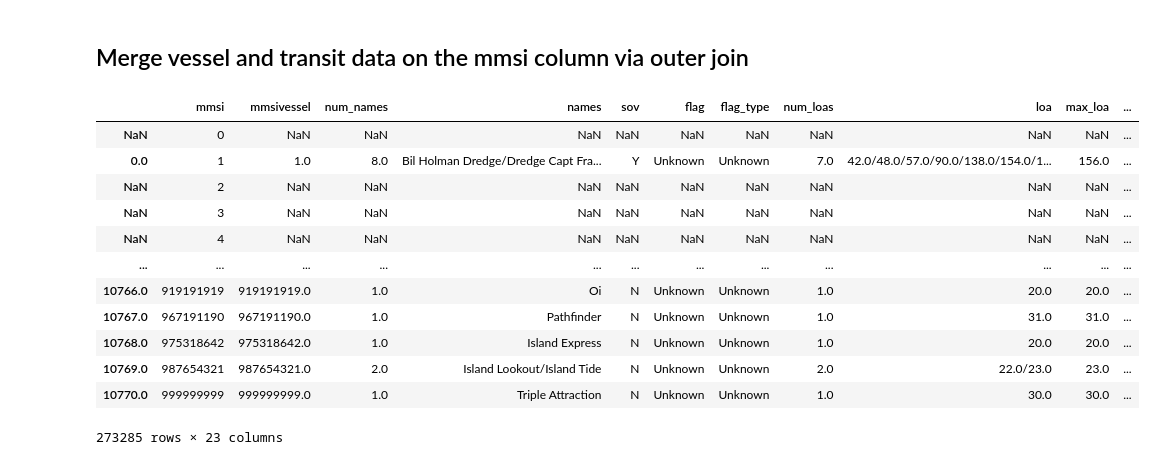
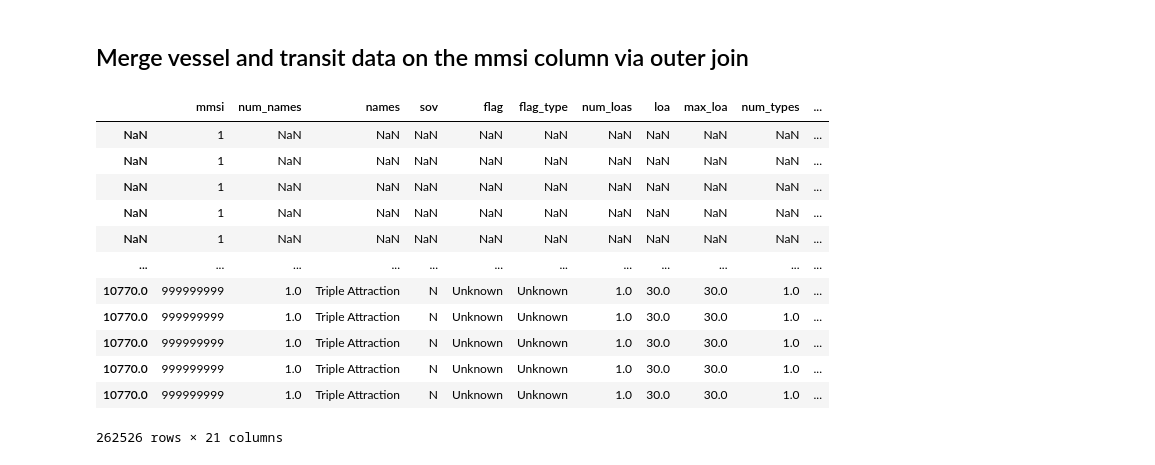
Before and after one commit to nedavis2/605-Assignments, a Jupyter notebook: Assignment 1/Code/NDavis_A1.ipynb, the cells around one changed output. Saved outputs shown, nothing was run; the diff lists cells and outputs as text; code cells hidden in the pictures.

```diff
--- a/Assignment 1/Code/NDavis_A1.ipynb
+++ b/Assignment 1/Code/NDavis_A1.ipynb
@@ -99,0 +89,3 @@ vessel_tmp
+# %%
+type_filter = vessel.groupby('type').filter(lambda x : len(x) > 100)
+type_filter
@@ -100,19 +106,19 @@ vessel_tmp
 # %% [markdown]
 ## Merge vessel and transit data on the mmsi column via outer join
 # %%
-merged_data = vessel_type100.join(transit, on="mmsi", how="outer", lsuffix="vessel", rsuffix="transit")
+merged_data = type_filter.join(transit.set_index('mmsi'), on='mmsi', how='outer')
 merged_data
 # %% [output]
-|  | mmsi | mmsivessel | num_names | names | sov | flag | flag_type | num_loas | loa | max_loa | ... |
-| NaN | 0 | NaN | NaN | NaN | NaN | NaN | NaN | NaN | NaN | NaN | ... |
-| 0.0 | 1 | 1.0 | 8.0 | Bil Holman Dredge/Dredge Capt Fra... | Y | Unknown | Unknown | 7.0 | 42.0/48.0/57.0/90.0/138.0/154.0/1... | 156.0 | ... |
-| NaN | 2 | NaN | NaN | NaN | NaN | NaN | NaN | NaN | NaN | NaN | ... |
-| NaN | 3 | NaN | NaN | NaN | NaN | NaN | NaN | NaN | NaN | NaN | ... |
-| NaN | 4 | NaN | NaN | NaN | NaN | NaN | NaN | NaN | NaN | NaN | ... |
+|  | mmsi | num_names | names | sov | flag | flag_type | num_loas | loa | max_loa | num_types | ... |
+| NaN | 1 | NaN | NaN | NaN | NaN | NaN | NaN | NaN | NaN | NaN | ... |
+| NaN | 1 | NaN | NaN | NaN | NaN | NaN | NaN | NaN | NaN | NaN | ... |
+| NaN | 1 | NaN | NaN | NaN | NaN | NaN | NaN | NaN | NaN | NaN | ... |
+| NaN | 1 | NaN | NaN | NaN | NaN | NaN | NaN | NaN | NaN | NaN | ... |
+| NaN | 1 | NaN | NaN | NaN | NaN | NaN | NaN | NaN | NaN | NaN | ... |
 | ... | ... | ... | ... | ... | ... | ... | ... | ... | ... | ... | ... |
-| 10766.0 | 919191919 | 919191919.0 | 1.0 | Oi | N | Unknown | Unknown | 1.0 | 20.0 | 20.0 | ... |
-| 10767.0 | 967191190 | 967191190.0 | 1.0 | Pathfinder | N | Unknown | Unknown | 1.0 | 31.0 | 31.0 | ... |
-| 10768.0 | 975318642 | 975318642.0 | 1.0 | Island Express | N | Unknown | Unknown | 1.0 | 20.0 | 20.0 | ... |
-| 10769.0 | 987654321 | 987654321.0 | 2.0 | Island Lookout/Island Tide | N | Unknown | Unknown | 2.0 | 22.0/23.0 | 23.0 | ... |
-| 10770.0 | 999999999 | 999999999.0 | 1.0 | Triple Attraction | N | Unknown | Unknown | 1.0 | 30.0 | 30.0 | ... |
+| 10770.0 | 999999999 | 1.0 | Triple Attraction | N | Unknown | Unknown | 1.0 | 30.0 | 30.0 | 1.0 | ... |
+| 10770.0 | 999999999 | 1.0 | Triple Attraction | N | Unknown | Unknown | 1.0 | 30.0 | 30.0 | 1.0 | ... |
+| 10770.0 | 999999999 | 1.0 | Triple Attraction | N | Unknown | Unknown | 1.0 | 30.0 | 30.0 | 1.0 | ... |
+| 10770.0 | 999999999 | 1.0 | Triple Attraction | N | Unknown | Unknown | 1.0 | 30.0 | 30.0 | 1.0 | ... |
+| 10770.0 | 999999999 | 1.0 | Triple Attraction | N | Unknown | Unknown | 1.0 | 30.0 | 30.0 | 1.0 | ... |
-273285 rows × 23 columns
+262526 rows × 21 columns
```
Also changed, not shown: parts of 6 cells of this notebook.
